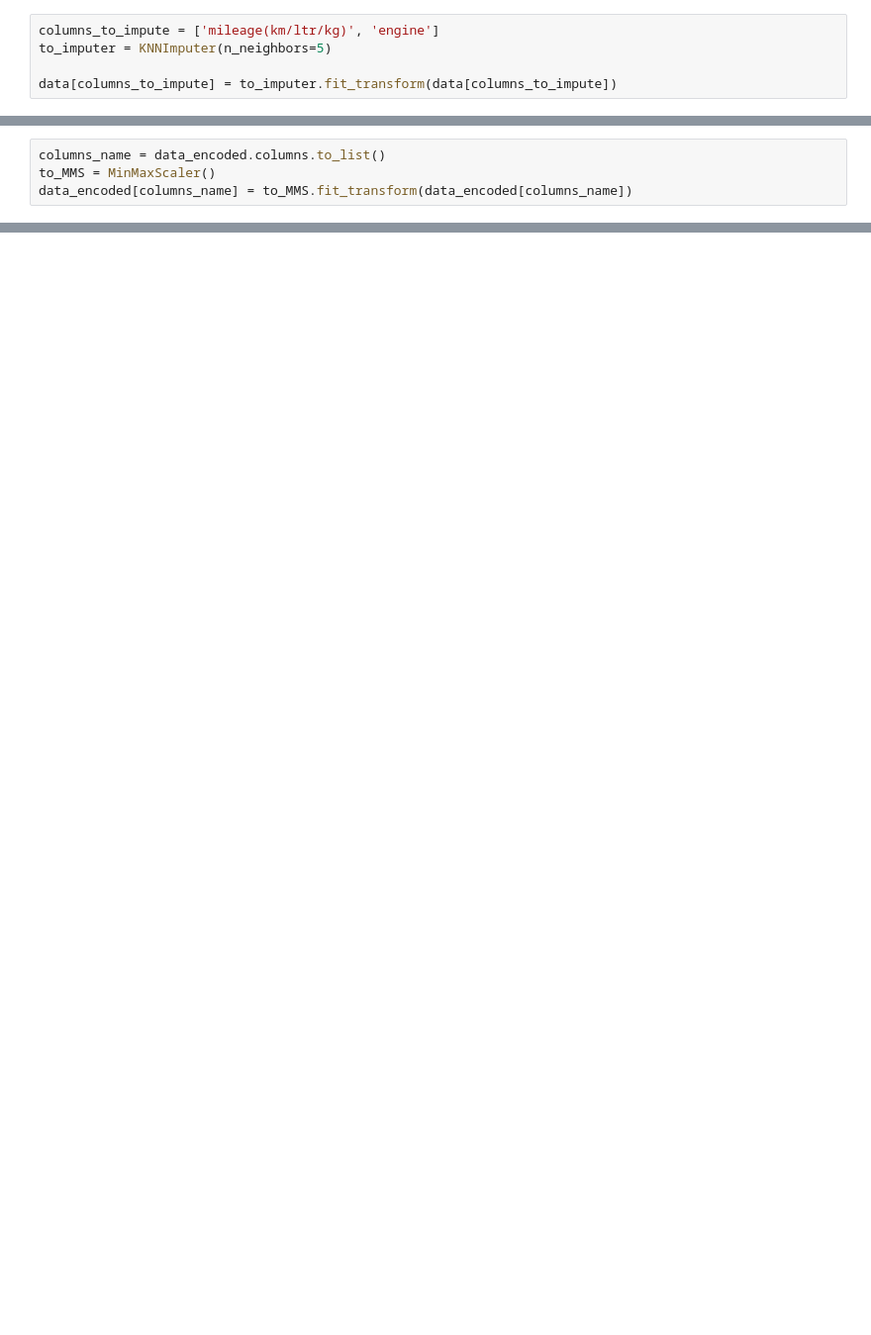
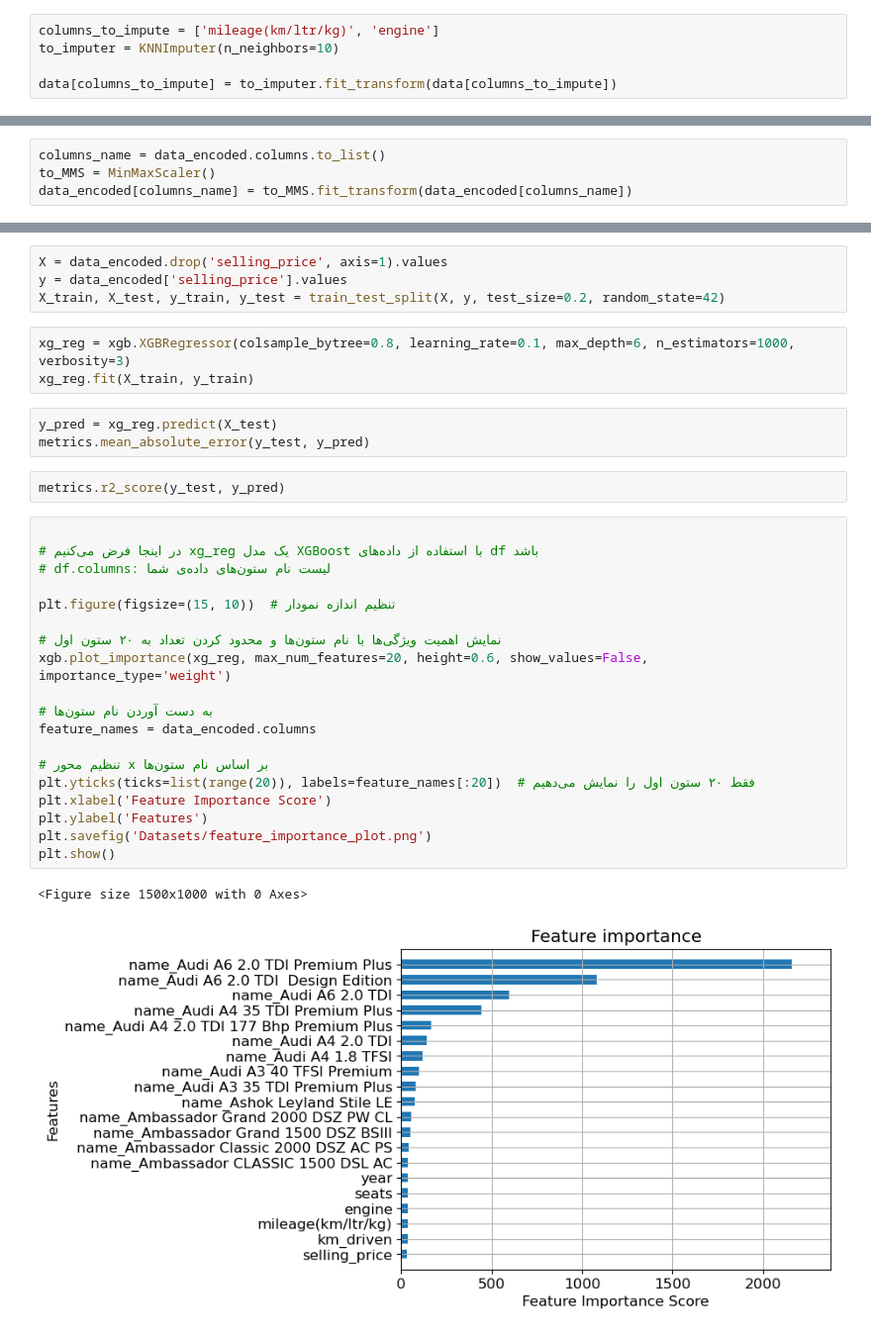
Before and after one commit to AM-mirzanejad/Car-Price-Prediction, a Jupyter notebook: Car Price Prediction.ipynb, the cells around one changed output, grey strips where cells are left out. Shown: that part at 99% size. Drawn from its saved outputs; the diff is of its cells as text; blank space fills up the shorter version.

```diff
--- a/Car Price Prediction.ipynb
+++ b/Car Price Prediction.ipynb
@@ -79,6 +24,6 @@ dtype: int64
 # %%
 columns_to_impute = ['mileage(km/ltr/kg)', 'engine']
-to_imputer = KNNImputer(n_neighbors=5)
+to_imputer = KNNImputer(n_neighbors=10)
 
 data[columns_to_impute] = to_imputer.fit_transform(data[columns_to_impute])
 # %%
@@ -181,0 +57,34 @@ print(f"داده‌های پردازش شده با موفقیت ذخیره شد
+# %%
+X = data_encoded.drop('selling_price', axis=1).values
+y = data_encoded['selling_price'].values
+X_train, X_test, y_train, y_test = train_test_split(X, y, test_size=0.2, random_state=42)
+# %%
+xg_reg = xgb.XGBRegressor(colsample_bytree=0.8, learning_rate=0.1, max_depth=6, n_estimators=1000, verbosity=3)
+xg_reg.fit(X_train, y_train)
+# %%
+y_pred = xg_reg.predict(X_test)
+metrics.mean_absolute_error(y_test, y_pred)
+# %%
+metrics.r2_score(y_test, y_pred)
+# %%
+
+# در اینجا فرض می‌کنیم xg_reg یک مدل XGBoost با استفاده از داده‌های df باشد
+# df.columns: لیست نام ستون‌های داده‌ی شما
+
+plt.figure(figsize=(15, 10))  # تنظیم اندازه نمودار
+
+# نمایش اهمیت ویژگی‌ها با نام ستون‌ها و محدود کردن تعداد به ۲۰ ستون اول
+xgb.plot_importance(xg_reg, max_num_features=20, height=0.6, show_values=False, importance_type='weight')
+
+# به دست آوردن نام ستون‌ها
+feature_names = data_encoded.columns
+
+# تنظیم محور x بر اساس نام ستون‌ها
+plt.yticks(ticks=list(range(20)), labels=feature_names[:20])  # فقط ۲۰ ستون اول را نمایش می‌دهیم
+plt.xlabel('Feature Importance Score')
+plt.ylabel('Features')
+plt.savefig('Datasets/feature_importance_plot.png')
+plt.show()
+# %% [output]
+<Figure size 1500x1000 with 0 Axes>
+[figure, added]
```
Also changed, not shown: parts of 14 cells of this notebook, 2 other files.
